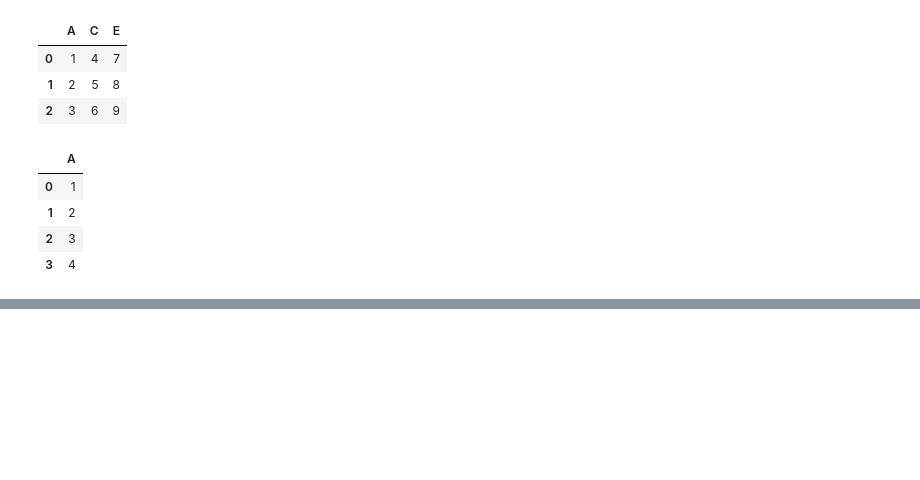
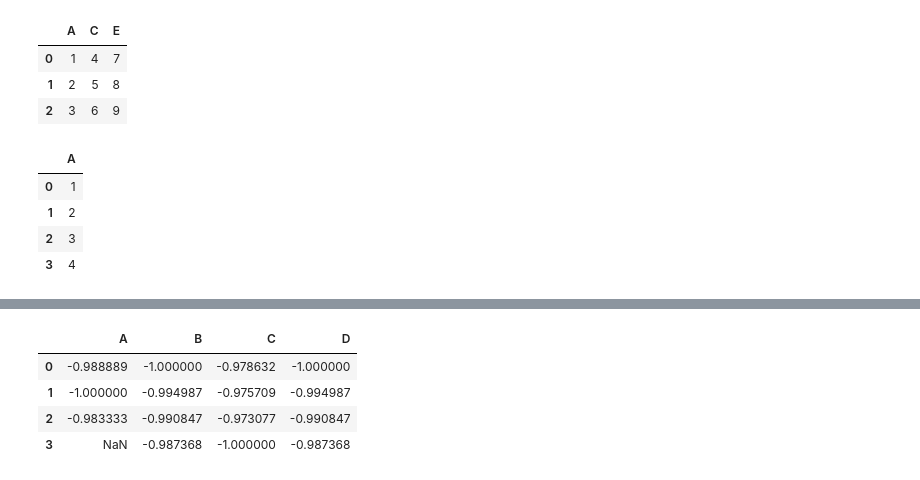
Before and after one commit to Tatenda1112/Custom-Transformation, a Jupyter notebook: notebooks/custom_transformers.ipynb, the cells around one changed output, grey strips where cells are left out. Cells and saved outputs as stored; diff of their text form; code cells hidden in the pictures; blank space fills up the shorter version.

Commit message:
add yeo_johnson and boxcon

```diff
--- a/notebooks/custom_transformers.ipynb
+++ b/notebooks/custom_transformers.ipynb
@@ -114,6 +116,7 @@ class winsorizer(BaseEstimator, TransformerMixin):
         self.upper_quantile = upper_quantile
         self.variables = variables
         self.K = K
+        self.errors_ =None
 
     def fit(self, X: pd.DataFrame , y=None):
         if self.variables is not None:
@@ -572,0 +717,17 @@ dropcf.fit_transform(df8)
+# %%
+df10 = pd.DataFrame({
+    'A': [1, -2, 3, None],
+    'B': [2, 4, 6, 8],
+    'C': [1, 2, 3, -4],
+    'D': [2, 4, 6, 8]
+})
+# %%
+yeo = YeoJohnsonTransformer()
+# %%
+yeo.fit_transform(df10)
+# %% [output]
+|  | A | B | C | D |
+| 0 | -0.988889 | -1.000000 | -0.978632 | -1.000000 |
+| 1 | -1.000000 | -0.994987 | -0.975709 | -0.994987 |
+| 2 | -0.983333 | -0.990847 | -0.973077 | -0.990847 |
+| 3 | NaN | -0.987368 | -1.000000 | -0.987368 |
```
Also changed, not shown: parts of 21 cells of this notebook, 1 other file.
